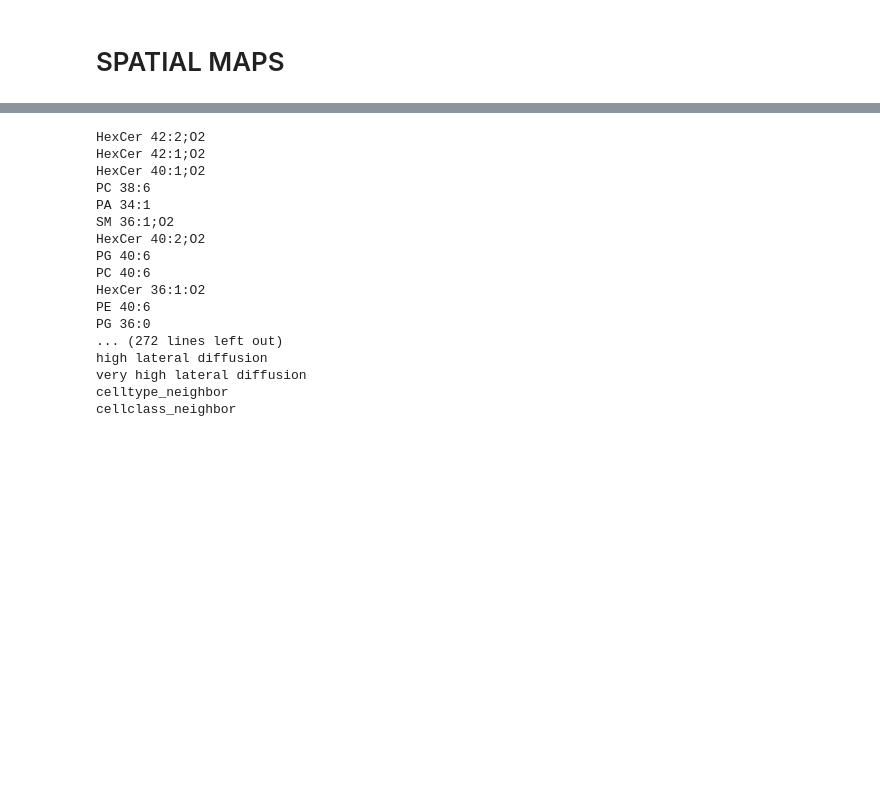
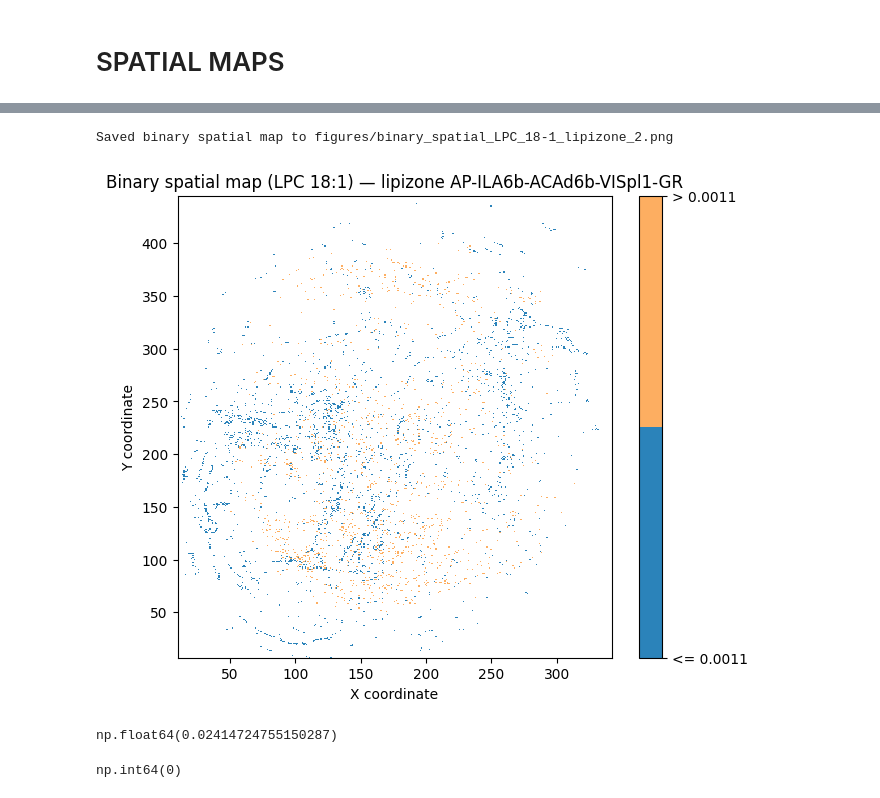
Before and after one commit to LotharBezzon/kineticConstants_test, a Jupyter notebook: lba_data_expl/data_expl.ipynb, the cells around one changed output, grey strips where cells are left out. Saved outputs shown, nothing was run; the diff lists cells and outputs as text; code cells hidden in the pictures; blank space fills up the shorter version.

```diff
--- a/lba_data_expl/data_expl.ipynb
+++ b/lba_data_expl/data_expl.ipynb
@@ -271,21 +284,50 @@ plt.show()
-# %%
-for key in data.keys():
-    print(key)
-# %% [output]
-HexCer 42:2;O2
-HexCer 42:1;O2
-HexCer 40:1;O2
-PC 38:6
-PA 34:1
-SM 36:1;O2
-HexCer 40:2;O2
-PG 40:6
-PC 40:6
-HexCer 36:1:O2
-PE 40:6
-PG 36:0
-... (272 lines left out)
-high lateral diffusion
-very high lateral diffusion
-celltype_neighbor
-cellclass_neighbor
+# %%
+threshold = 0.0011
+
+# binary map: 0 = <= threshold, 1 = > threshold; keep NaN for no-data
+binary = np.full_like(concentrations, np.nan)
+binary[~np.isnan(concentrations) & (concentrations <= threshold) & (concentrations > 0)] = 0
+binary[~np.isnan(concentrations) & (concentrations > threshold)] = 1
+
+# plot: make NaNs transparent
+from matplotlib.colors import ListedColormap
+cmap = ListedColormap(['#2b83ba', '#fdae61'])   # color for low, high
+cmap.set_bad((0,0,0,0))                         # transparent for missing
+
+plt.figure(figsize=(7,6))
+# transpose so axes match previous contourf usage
+im = plt.imshow(np.ma.masked_invalid(binary.T),
+                origin='lower',
+                extent=(x.min(), x.max(), y.min(), y.max()),
+                cmap=cmap,
+                interpolation='nearest',
+                aspect='auto')
+
+# custom colorbar with readable labels
+cbar = plt.colorbar(im, ticks=[0,1])
+cbar.ax.set_yticklabels([f'<= {threshold}', f'> {threshold}'])
+
+plt.title(f'Binary spatial map ({lipid_name}) — lipizone {lipizone_names[lipizone_index]}')
+plt.xlabel('X coordinate')
+plt.ylabel('Y coordinate')
+
+
+out = f"figures/binary_spatial_{lipid_name.replace(' ', '_').replace(':', '-')}_lipizone_{lipizone_index}.png"
+plt.savefig(out, bbox_inches='tight', dpi=150)
+print(f'Saved binary spatial map to {out}')
+plt.show()
+# %% [output]
+Saved binary spatial map to figures/binary_spatial_LPC_18-1_lipizone_2.png
+[figure, added]
+# %%
+reduced_adj_matrix = np.delete(adj_matrix, indexes_to_remove, axis=0)
+reduced_adj_matrix = np.delete(reduced_adj_matrix, indexes_to_remove, axis=1)
+connection_prob = np.sum(reduced_adj_matrix) / (reduced_adj_matrix.shape[0] ** 2 - reduced_adj_matrix.shape[0])
+connection_prob
+# %% [output]
+np.float64(0.02414724755150287)
+# %%
+second_neighbors = nth_nn(2, adj_matrix, indexes_to_remove)
+np.count_nonzero(second_neighbors > 20)
+# %% [output]
+np.int64(0)
```
Also changed, not shown: parts of 8 cells of this notebook, 5 other files.
